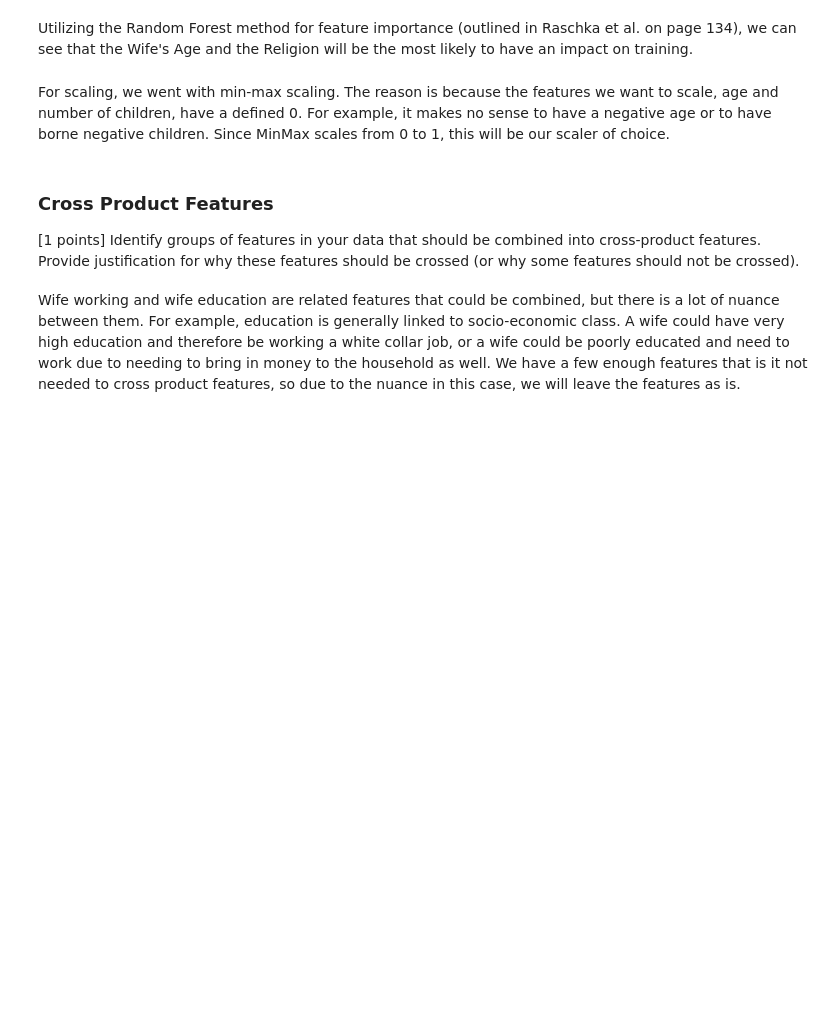
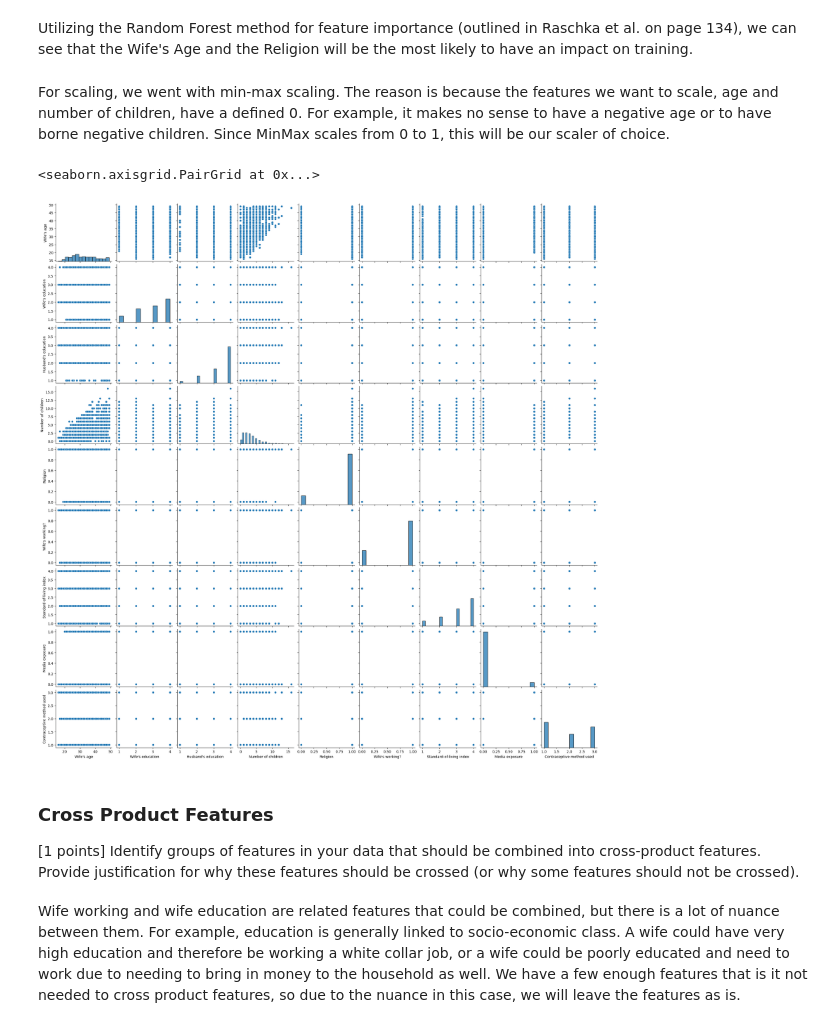
Before and after one commit to yaosam521/ML-Lab-5, a Jupyter notebook: Lab-5.ipynb, the cells around one changed output. Drawn from its saved outputs; the diff is of its cells as text; code cells hidden in the pictures; blank space fills up the shorter version.

```diff
--- a/Lab-5.ipynb
+++ b/Lab-5.ipynb
@@ -173,3 +166,8 @@ X_test[["Wife's age", "Number of children"]] = mms.transform(X_test[["Wife's age
+# %%
+sns.pairplot(df)
+# %% [output]
+<seaborn.axisgrid.PairGrid at 0x...>
+[figure, added]
 # %% [markdown]
 <h3>Cross Product Features</h3>
 [1 points] Identify groups of features in your data that should be combined into cross-product features. Provide justification for why these features should be crossed (or why some features should not be crossed).
```
Also changed, not shown: parts of 15 cells of this notebook.
